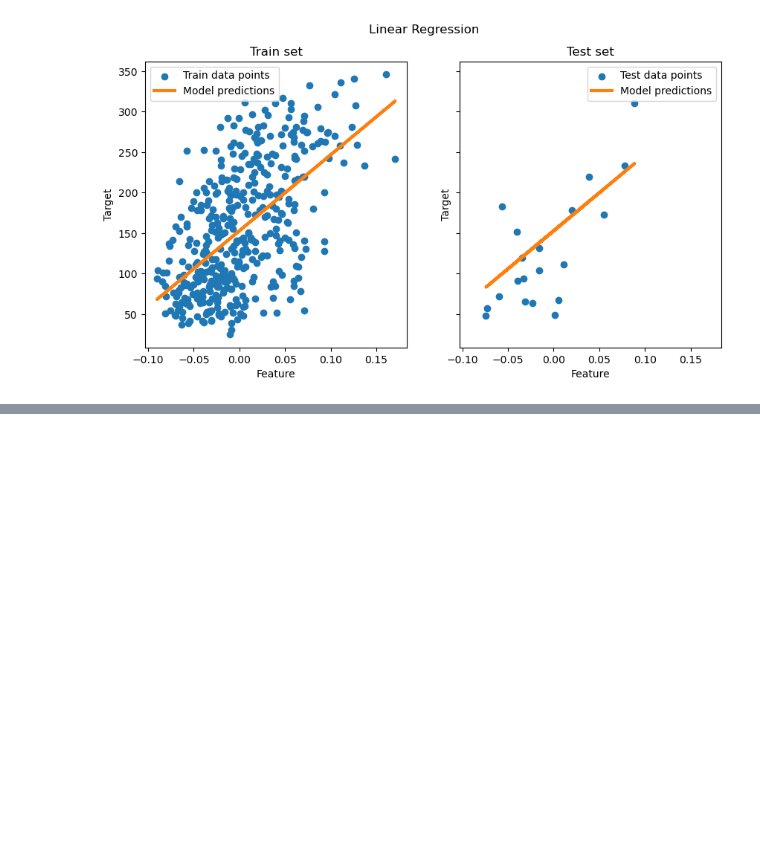
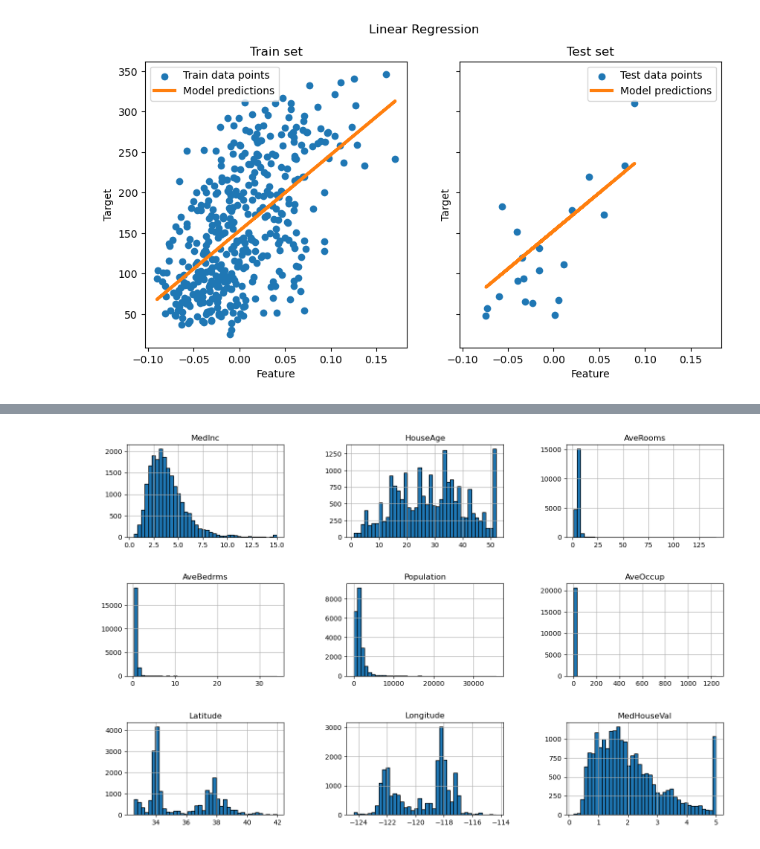
Before and after one commit to GarlicToothpaste/classical-ml-projects, a Jupyter notebook: sklearn/linear_regression.ipynb, the cells around one changed output, grey strips where cells are left out. Drawn from its saved outputs; the diff is of its cells as text; code cells hidden in the pictures; blank space fills up the shorter version.

```diff
--- a/sklearn/linear_regression.ipynb
+++ b/sklearn/linear_regression.ipynb
@@ -96,0 +110,7 @@ Coefficient of determination: -27.22
+# %%
+import matplotlib.pyplot as plt
+
+data.frame.hist(figsize=(16,10), bins = 40, edgecolor = "black")
+plt.subplots_adjust(hspace=0.5, wspace=0.4)
+# %% [output]
+[figure, added]
```
Also changed, not shown: parts of 13 cells of this notebook.
